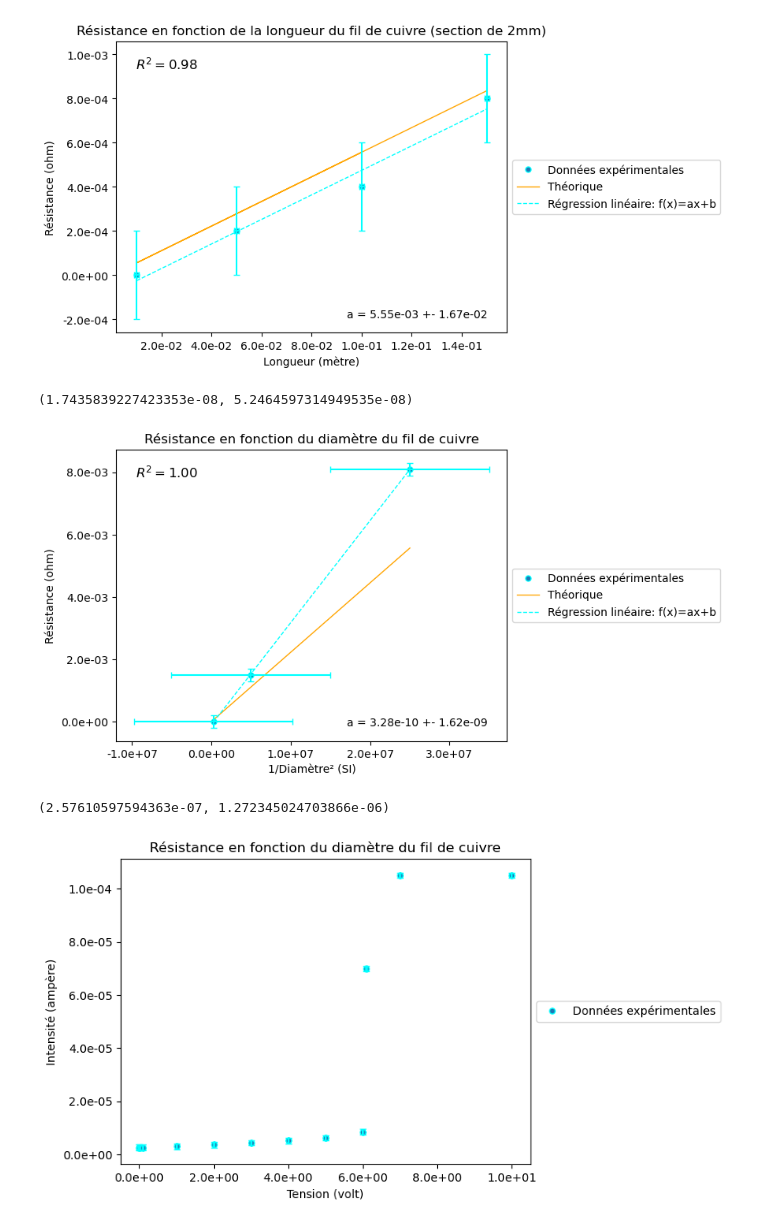
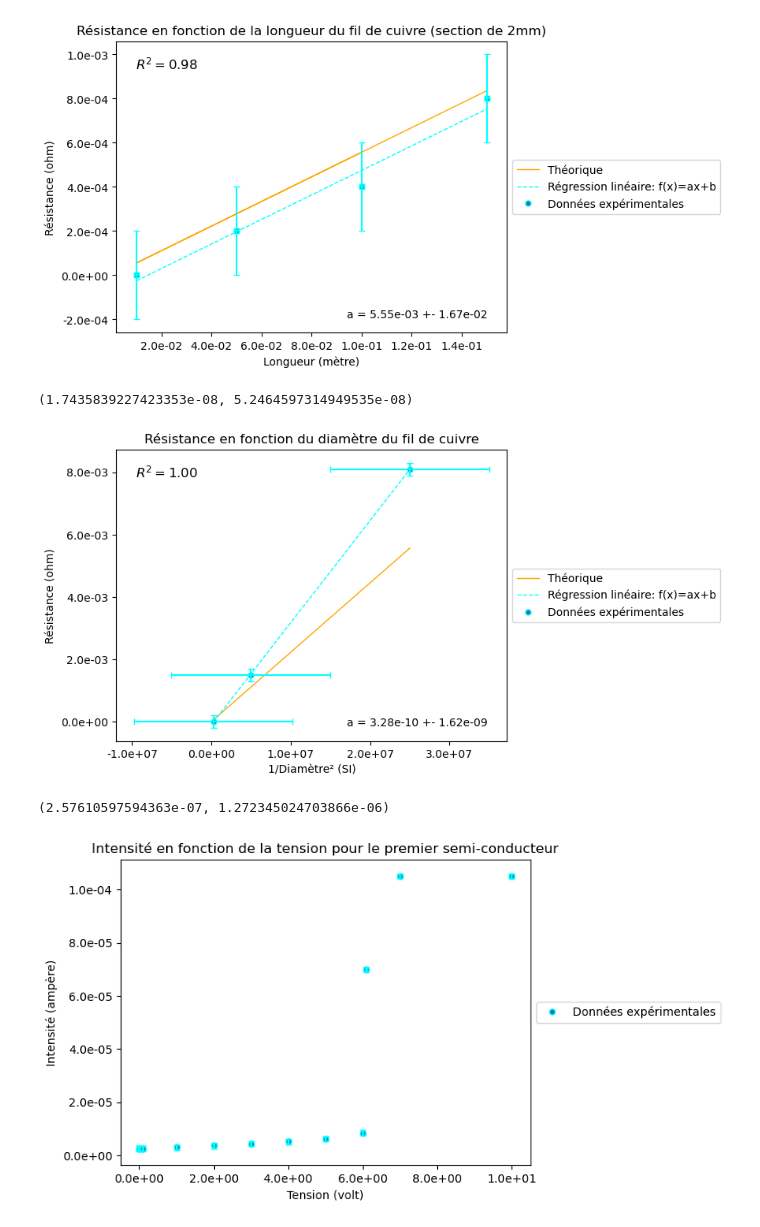
Before and after one commit to lucasboistay/resistivity_experimentation, a Jupyter notebook: data_analyse.ipynb, the cells around one changed output. Cells and saved outputs as stored; diff of their text form; code cells hidden in the pictures.

```diff
--- a/data_analyse.ipynb
+++ b/data_analyse.ipynb
@@ -6,39 +6,42 @@ from scipy.stats import linregress,t
 from scipy import stats
 import math
 
-def plot_data_theory(datafile, x_col, y_col, theory_col='', title='', x_label='', y_label='', x_unit='', y_unit='', x_error=0.0, y_error=0.0, theory_error=0.0, no_reg = False):
+def plot_data_theory(datafile, x_col, y_col, theory_col='', title='', x_label='', y_label='', x_unit='', y_unit='', x_error=0.0, y_error=0.0, theory_error=0.0, no_reg = False, desc = ''):
     df = pd.read_excel('data/'+datafile+'.xlsx')
 
     x = df[x_col]
     y = df[y_col]
+
+    # Create figure and axes
+    fig, ax = plt.subplots()
+
     if theory_col != '':
         theory = df[theory_col]
+        # Add theoretical data to the plot
+        ax.plot(x, theory, '-', label='Théorique', lw=1, color='orange')
 
     if not no_reg:
         # Calculate linear regression
         slope, intercept, r_value, p_value, std_err = linregress(x, y)
         a = slope
 
-    # Create figure and axes
-    fig, ax = plt.subplots()
-
-    # Calcul de l'incertitude sur la pente
-    if not no_reg:
+        # Calcul de l'incertitude sur la pente
         delta_slope = get_delta_slope(x,y,x_error,y_error)
         ax.text(0.95, 0.05, f'a = {a:.2e} +- {delta_slope:.2e}', transform=ax.transAxes, ha='right')
 
-    # Add data points to the plot
-    ax.plot(x, y, 'o', label='Données expérimentales', ms=5, mec='cyan', mew=1)
-
-    if theory_col != '':
-        # Add theoretical data to the plot
-        ax.plot(x, theory, '-', label='Théorique', lw=1, color='orange')
-
-    if not no_reg:
         # Add linear regression to the plot
         x_reg = np.linspace(x.min(), x.max(), 100)
         y_reg = slope * x_reg + intercept
         ax.plot(x_reg, y_reg, '--', label=f'Régression linéaire: f(x)=ax+b', lw=1, color='cyan')
+
+        # Add R^2 value to the plot
+        ax.text(0.05, 0.95, f'$R^2 = {r_value**2:.2f}$', transform=ax.transAxes, fontsize=12, verticalalignment='top')
+
+    # Add data points to the plot
+    if desc == '':
+        ax.plot(x, y, 'o', label='Données expérimentales', ms=5, mec='cyan', mew=1)
+    else:
+        ax.plot(x, y, 'o', label=desc, ms=5, mec='cyan', mew=1)
 
     # Add axis labels and title
     ax.set_xlabel(x_label + ' (' + x_unit + ')')
@@ -53,16 +56,12 @@ def plot_data_theory(datafile, x_col, y_col, theory_col='', title='', x_label=''
         ax.errorbar(x, y, xerr=x_error, fmt='none', capsize=3, ecolor='cyan')
     if y_error > 0:
         ax.errorbar(x, y, yerr=y_error, fmt='none', capsize=3, ecolor='cyan')
-    if (theory_error > 0 and theory_col != ''):
+    if theory_error > 0:
         ax.errorbar(x, theory, yerr=theory_error, fmt='none', capsize=2, ecolor='orange')
 
     # Add power of 10 scale to axes
     ax.yaxis.set_major_formatter('{x:.1e}')
     ax.xaxis.set_major_formatter('{x:.1e}')
-
-    if not no_reg:
-        # Add R^2 value to the plot
-        ax.text(0.05, 0.95, f'$R^2 = {r_value**2:.2f}$', transform=ax.transAxes, fontsize=12, verticalalignment='top')
 
     plt.show()
 
@@ -108,7 +107,7 @@ plot_data_theory('data2', 'Longueur', 'Resistance', 'Theorique',
                   x_label='Longueur', y_label='Résistance',x_unit='mètre',y_unit='ohm',x_error=0.001,y_error=0.0002)
 print(get_resistivity_from_length(0.00555,0.0167,0.002))
 # %% [output]
-[figure, old version]
+[figure, new version]
 (1.7435839227423353e-08, 5.2464597314949535e-08)
 # %%
 # appel de la fonction pour tracer le graphique pour le diamètre
@@ -117,12 +116,12 @@ plot_data_theory('data_diam', 'Diametre^-2', 'Resistance', 'Theorique',
                   x_label='1/Diamètre²', y_label='Résistance',x_unit='SI',y_unit='ohm',x_error=10000000,y_error=0.0002)
 print(get_resistivity_from_diameter(0.000000000328,0.00000000162,0.001))
 # %% [output]
-[figure, old version]
+[figure, new version]
 (2.57610597594363e-07, 1.272345024703866e-06)
 # %%
 # appel de la fonction pour tracer le graphique pour intensité en fonction de la tension pour le premier semi
 plot_data_theory('data_semi', 'Tension', 'Intensité',
-                  title='Résistance en fonction du diamètre du fil de cuivre',
+                  title='Intensité en fonction de la tension pour le premier semi-conducteur',
                   x_label='Tension', y_label='Intensité',x_unit='volt',y_unit='ampère',x_error=0.0005,y_error=0.000001,no_reg = True)
 # %% [output]
-[figure, old version]
+[figure, new version]
```
Also changed, not shown: parts of 4 cells of this notebook.
